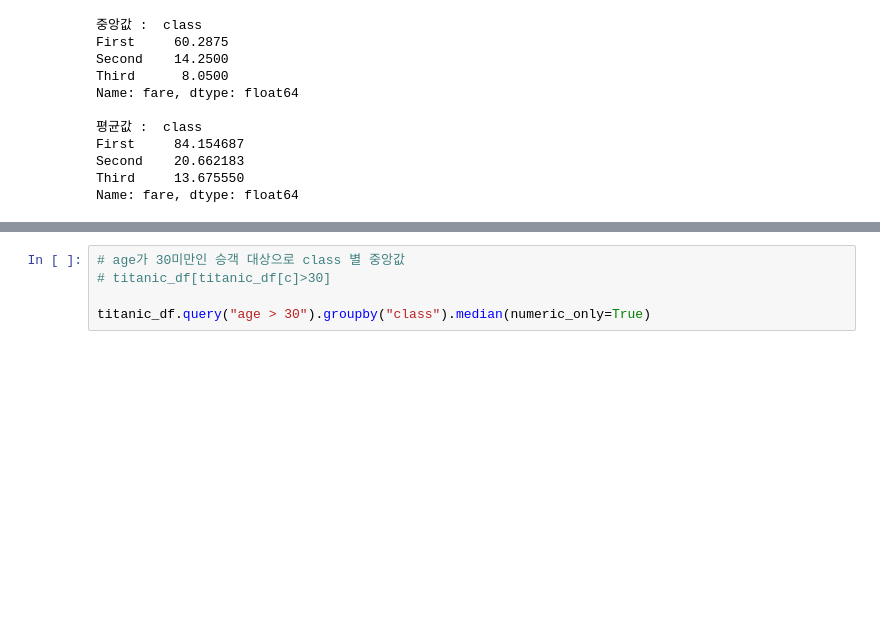
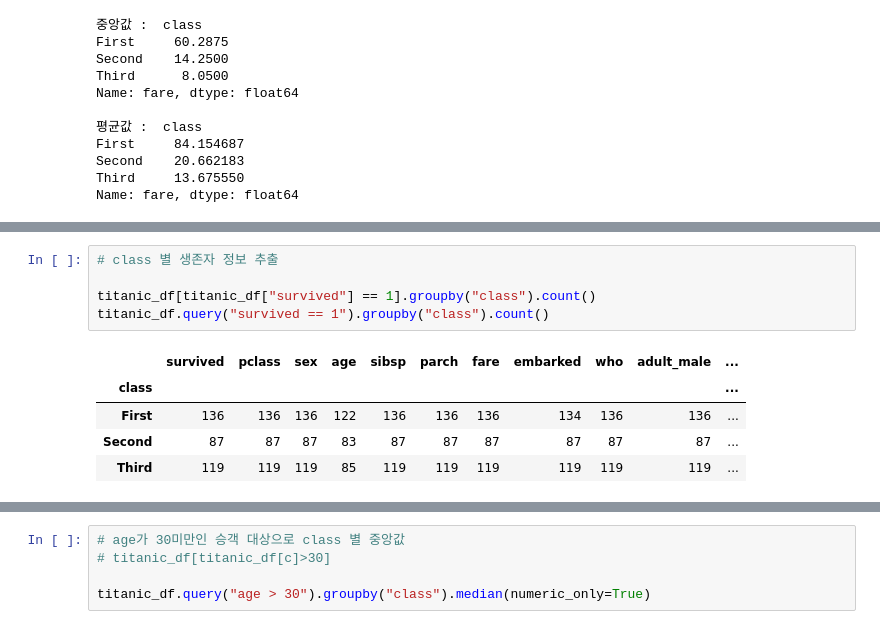
Before and after one commit to yhs02252/pandassource, a Jupyter notebook: 타이타닉.ipynb, the cells around one changed output, grey strips where cells are left out. Drawn from its saved outputs; the diff is of its cells as text; blank space fills up the shorter version.

```diff
--- a/타이타닉.ipynb
+++ b/타이타닉.ipynb
@@ -109,0 +140,11 @@ Name: fare, dtype: float64
+# %%
+# class 별 생존자 정보 추출
+
+titanic_df[titanic_df["survived"] == 1].groupby("class").count()
+titanic_df.query("survived == 1").groupby("class").count()
+# %% [output]
+|  | survived | pclass | sex | age | sibsp | parch | fare | embarked | who | adult_male | ... |
+| class |  |  |  |  |  |  |  |  |  |  | ... |
+| First | 136 | 136 | 136 | 122 | 136 | 136 | 136 | 134 | 136 | 136 | ... |
+| Second | 87 | 87 | 87 | 83 | 87 | 87 | 87 | 87 | 87 | 87 | ... |
+| Third | 119 | 119 | 119 | 85 | 119 | 119 | 119 | 119 | 119 | 119 | ... |
```
Also changed, not shown: parts of 9 cells of this notebook, 6 other files.
